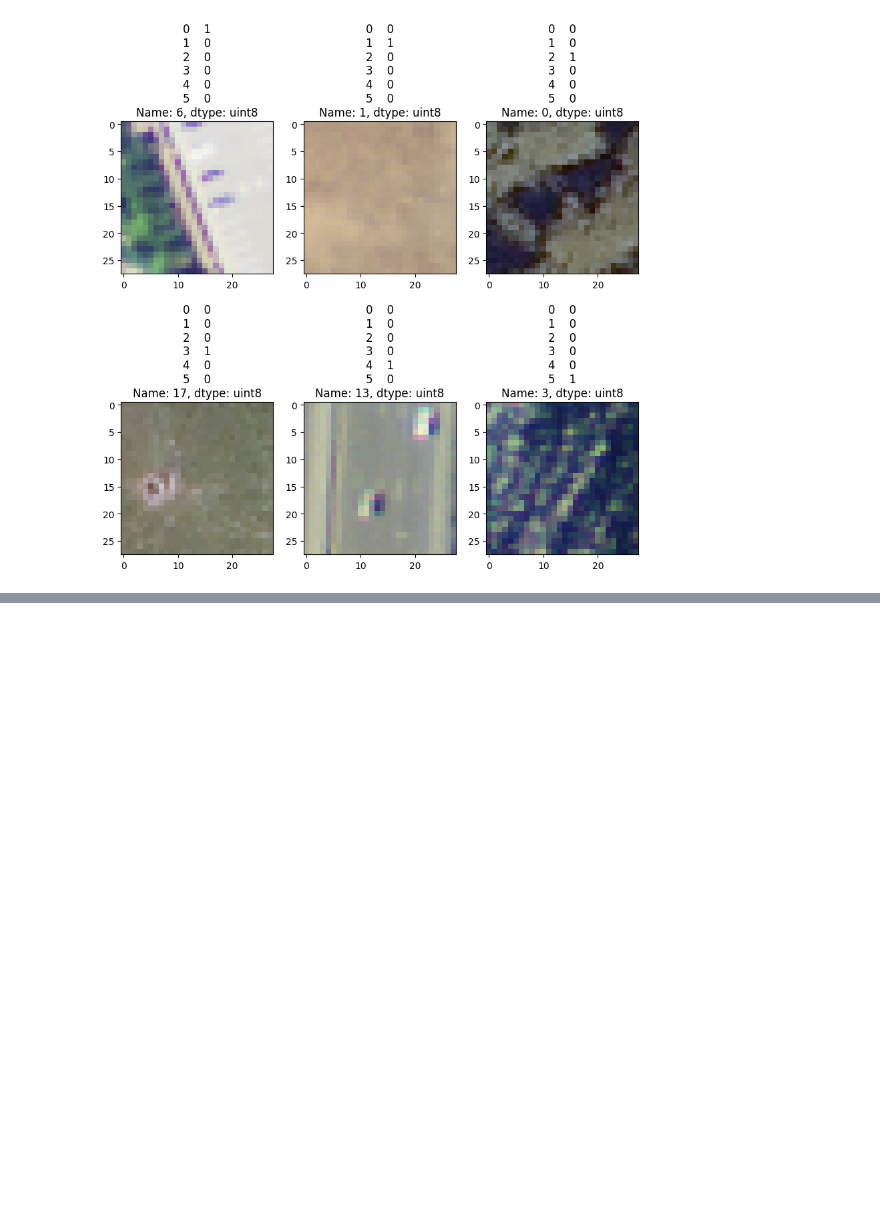
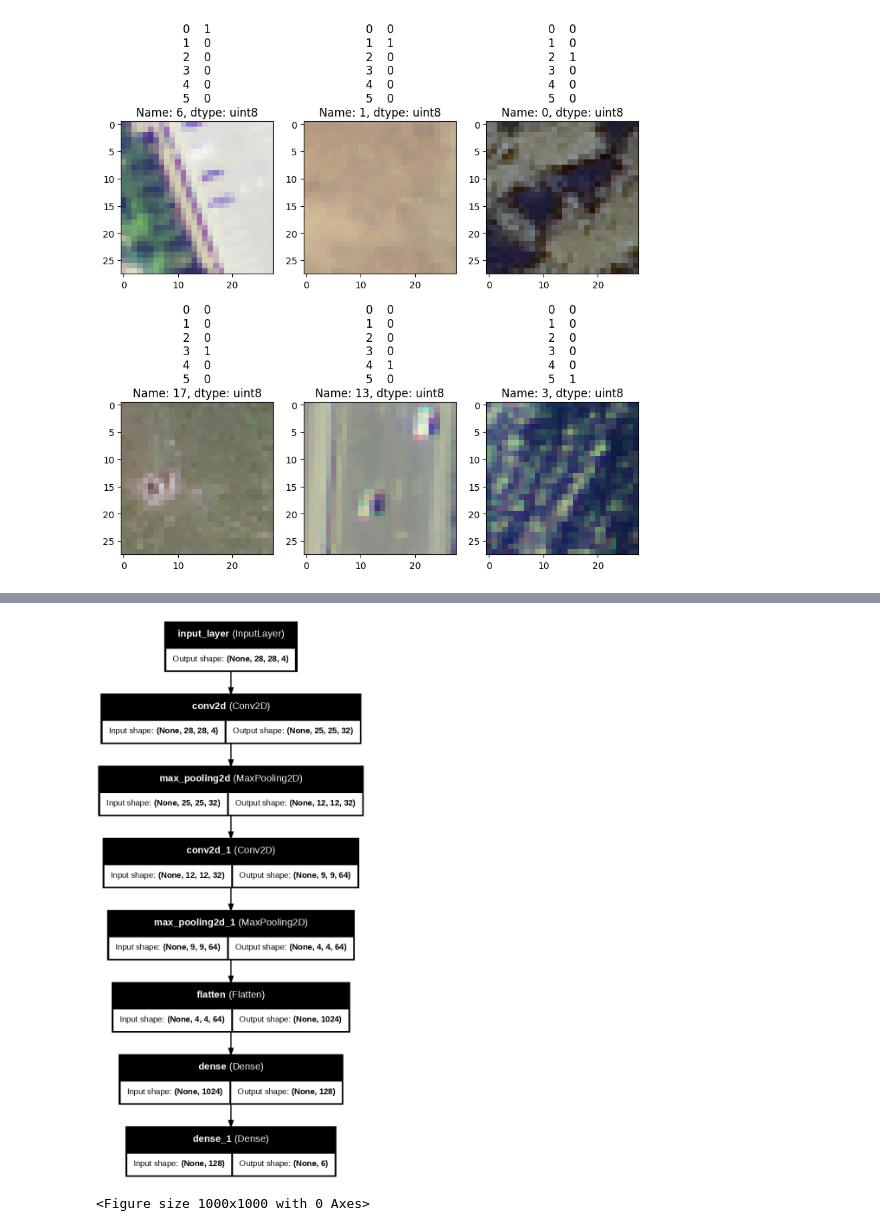
Before and after one commit to sgmurphy00/TOOLS1, a Jupyter notebook: ART_Implementation.ipynb, the cells around one changed output, grey strips where cells are left out. Cells and saved outputs as stored; diff of their text form; code cells hidden in the pictures; blank space fills up the shorter version.

Commit message:
Implemented basic base model. Added Validation and Loss Functions

```diff
--- a/ART_Implementation.ipynb
+++ b/ART_Implementation.ipynb
@@ -114,0 +147,15 @@ Text(0.5, 1.0, '0    0\n1    0\n2    0\n3    0\n4    0\n5    1\nName: 3, dtype:
+# %%
+# Implementing Multi-Class, Classifier CNN in Tensor Flow
+# Description: Implement traditional model, highlight model architecture, train and evaluate model performance
+
+input = tf.keras.Input(shape=(28,28,4))
+x = layers.Conv2D(filters=32,kernel_size=4,activation='relu')(input)
+x = layers.MaxPooling2D(pool_size=(2,2))(x)
+x= layers.Conv2D(filters=64,kernel_size=4,activation='relu')(x)
+x = layers.MaxPooling2D(pool_size=(2,2))(x)
+x = layers.Flatten()(x)
+x = layers.Dense(128,activation='relu')(x)
+output = layers.Dense(6,activation='softmax')(x)
+
+model = tf.keras.Model(inputs=input,outputs=output)
+model.summary()
@@ -114,0 +186,7 @@ Text(0.5, 1.0, '0    0\n1    0\n2    0\n3    0\n4    0\n5    1\nName: 3, dtype:
+# %%
+# Displaying CNN Model
+plt.figure(figsize=(10, 10))
+plot_model(model, show_shapes=True, show_layer_names=True, dpi=100)
+# %% [output]
+[figure, added]
+<Figure size 1000x1000 with 0 Axes>
```
Also changed, not shown: parts of 7 cells of this notebook.
